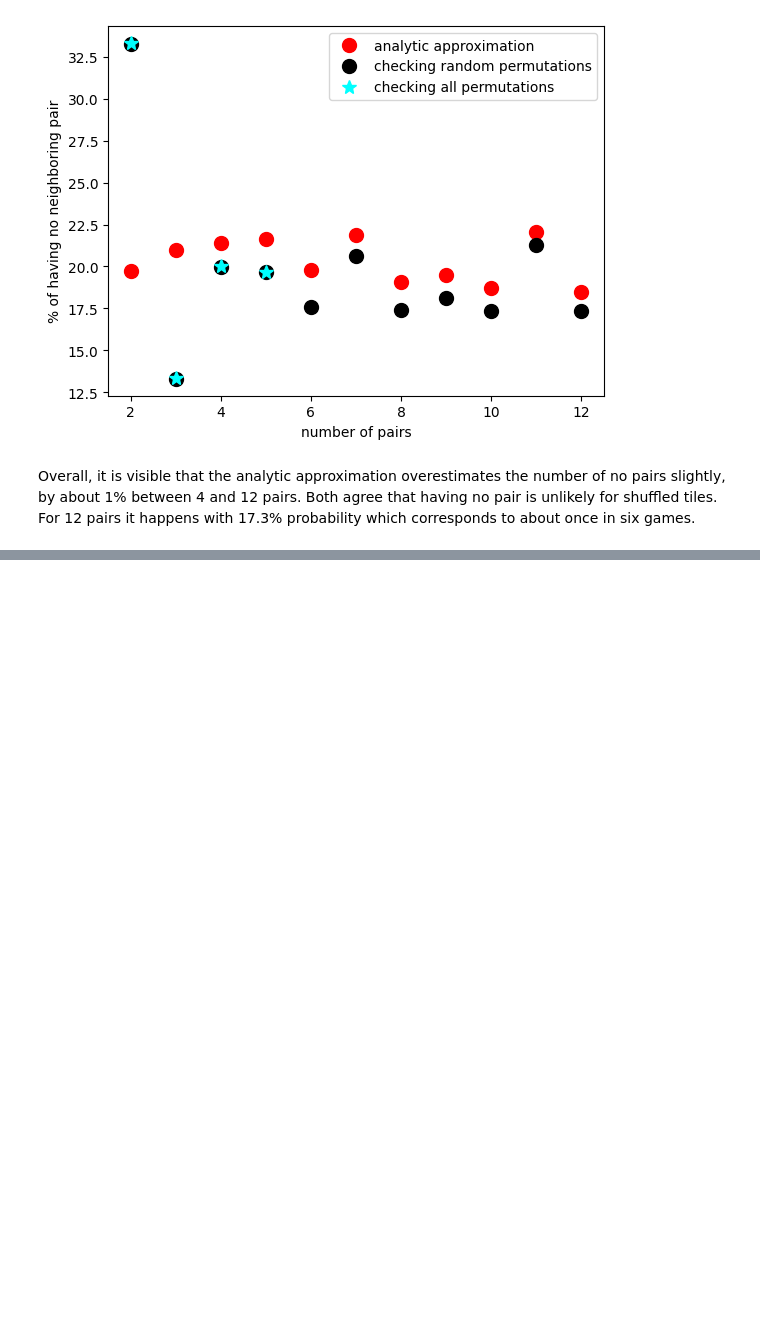
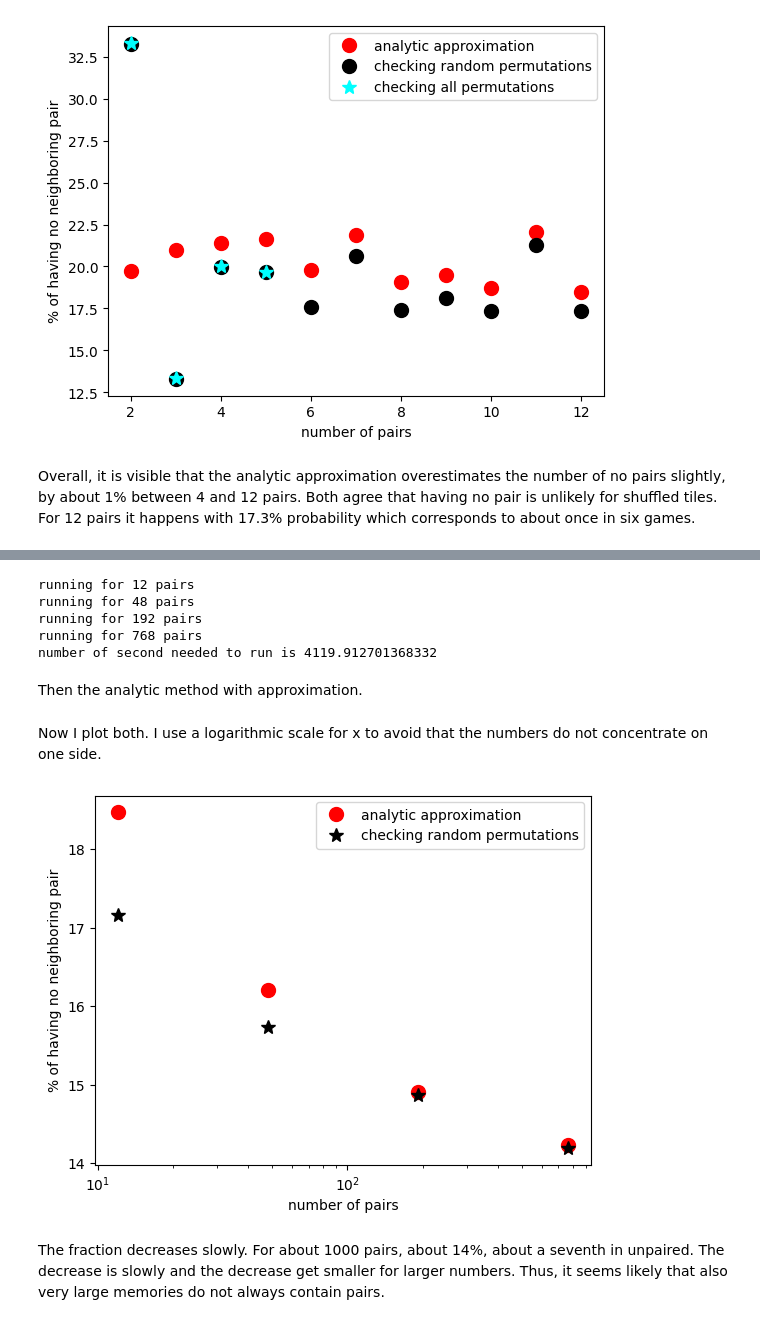
Before and after one commit to tkfritz/memory-neighbors, a Jupyter notebook: memory_neighbors_simple.ipynb, the cells around one changed output, grey strips where cells are left out. Saved outputs shown, nothing was run; the diff lists cells and outputs as text; code cells hidden in the pictures; blank space fills up the shorter version.

Commit message:
Adding calculations for larger memories

```diff
--- a/memory_neighbors_simple.ipynb
+++ b/memory_neighbors_simple.ipynb
@@ -214,0 +219,43 @@ Overall, it is visible that the analytic approximation overestimates the number
+# %%
+time_start = time.time()
+nn=4
+res3=np.zeros((2,4))
+for i in range(nn):
+    res3[0,i]=int(12*4**(i))
+    print(f"running for {int(res3[0,i])} pairs")
+    res3[1,i]=count_rand_pairb(res3[0,i],100000)
+time_stop = time.time()
+print(f"number of second needed to run is {time_stop-time_start}")
+np.savetxt('random_12_onwards_its100000.txt',res3)
+# %% [output]
+running for 12 pairs
+running for 48 pairs
+running for 192 pairs
+running for 768 pairs
+number of second needed to run is 4119.912701368332
+# %% [markdown]
+Then the analytic method with approximation.
+# %%
+ran12onwards=np.loadtxt('random_12_onwards_its100000.txt')
+
+nn=4
+ana12onwards=np.zeros((4,nn))
+for i in range(nn):
+    ana12onwards[0,i]=ran12onwards[0,i]
+    a,b,c=ana_prob(ana12onwards[0,i])
+    ana12onwards[1,i]=a
+    ana12onwards[2,i]=b
+    ana12onwards[3,i]=c
+# %% [markdown]
+Now I plot both. I use a logarithmic scale for x to avoid that the numbers do not concentrate on one side.
+# %%
+plt.plot(ana12onwards[0],ana12onwards[3]*100,'o',ms=10,color='red', label='analytic approximation')
+plt.plot(ran12onwards[0],ran12onwards[1]*100,'*',ms=10,color='black', label='checking random permutations')
+plt.legend(loc="best")
+plt.xlabel("number of pairs")
+plt.ylabel("% of having no neighboring pair")
+plt.xscale("log")
+# %% [output]
+[figure, added]
+# %% [markdown]
+The fraction decreases slowly. For about 1000 pairs, about 14%, about a  seventh in unpaired. The decrease is slowly and the decrease get smaller for larger numbers. Thus,  it seems likely that also very large memories do not always contain pairs.
```
Also changed, not shown: parts of 3 cells of this notebook.
